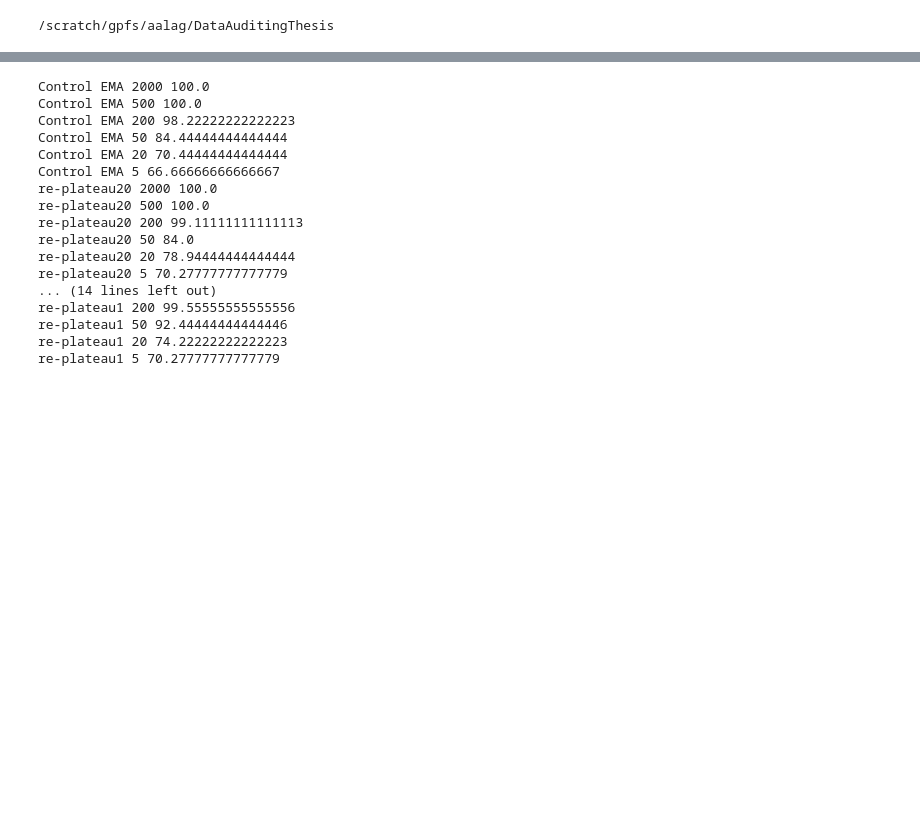
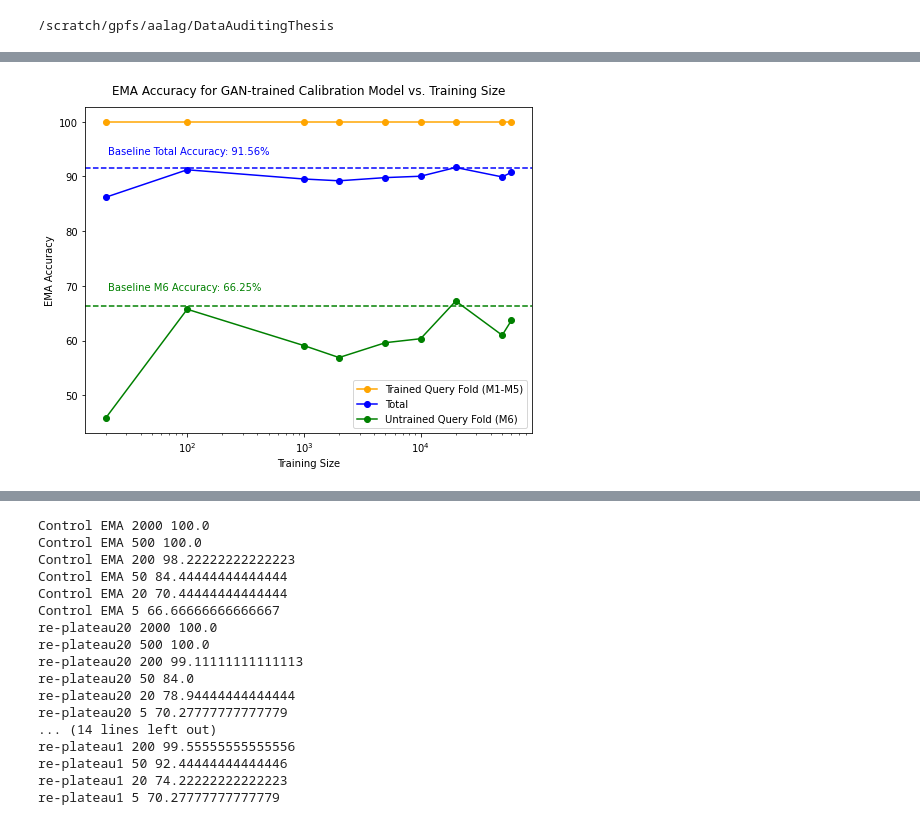
Before and after one commit to ayush-alag/DataAuditing, a Jupyter notebook: aggregate_result.ipynb, the cells around one changed output, grey strips where cells are left out. Drawn from its saved outputs; the diff is of its cells as text; code cells hidden in the pictures; blank space fills up the shorter version.

```diff
--- a/aggregate_result.ipynb
+++ b/aggregate_result.ipynb
@@ -192,0 +366,17 @@ NameError: name 'graph_200' is not defined
+# %%
+plt.figure(figsize=(8,6))
+plt.title('EMA Accuracy for GAN-trained Calibration Model vs. Training Size', y=1.02)
+plt.xlabel("Training Size")
+plt.ylabel("EMA Accuracy")
+plt.plot(sizes, [100] * len(sizes), marker = 'o', color='orange', label = 'Trained Query Fold (M1-M5)')
+plt.plot(sizes, gan_ema, marker='o', color='blue', label="Total")
+plt.plot(sizes, gan_m6, marker='o', color='green', label="Untrained Query Fold (M6)")
+plt.axhline(91.56, color='blue', linestyle='--')
+plt.axhline(66.25, color='g', linestyle='--')
+plt.annotate("Baseline M6 Accuracy: 66.25%", (20, 72), color='green', textcoords="offset points", xytext=(2, -15))
+plt.annotate("Baseline Total Accuracy: 91.56%", (20, 94), color='blue', textcoords="offset points", xytext=(2, 0))
+plt.legend()
+plt.xscale("log")
+plt.show()
+# %% [output]
+[figure, added]
```
Also changed, not shown: parts of 51 cells of this notebook, 9 other files.
